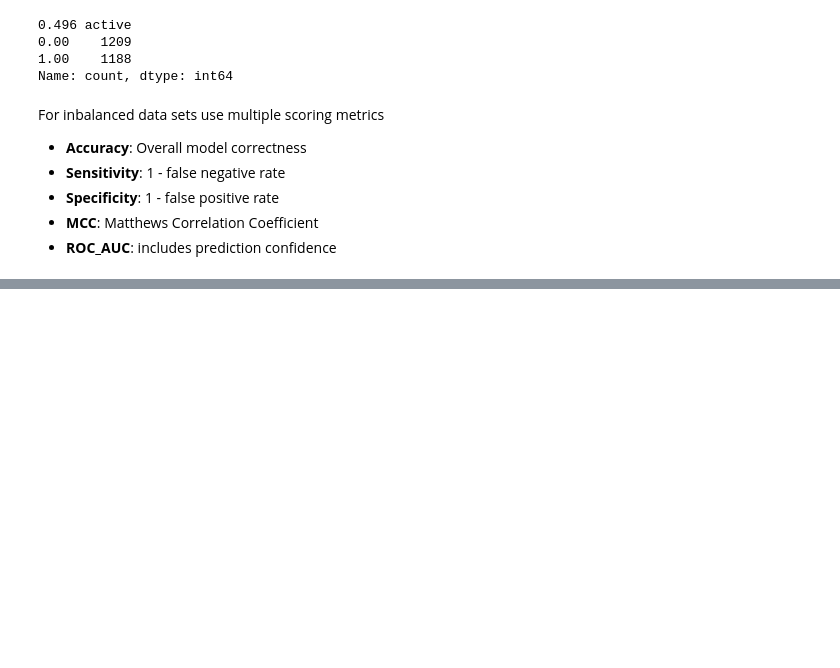
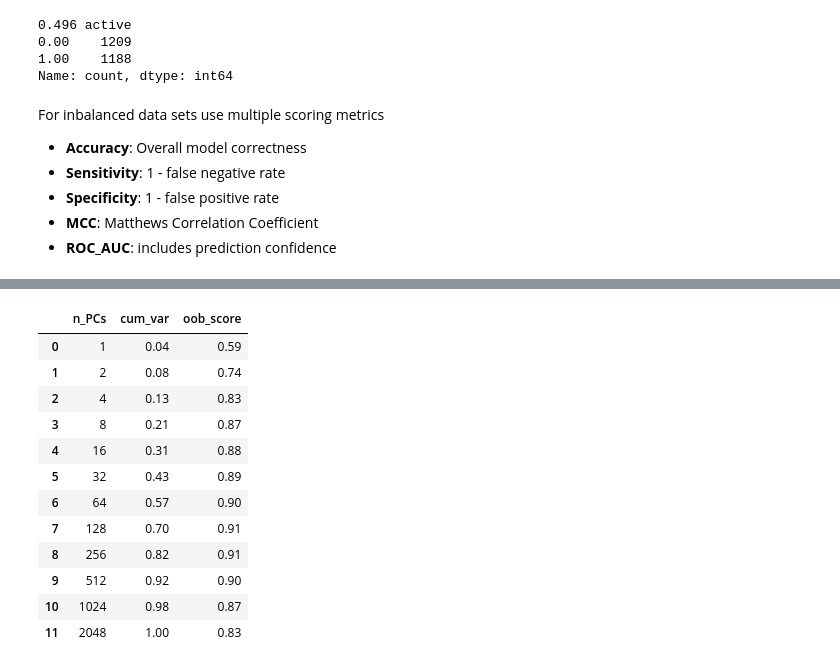
Before and after one commit to HoffOskar/QSAR_BRD4, a Jupyter notebook: 03_QSAR_classifier/01_feature_selection.ipynb, the cells around one changed output, grey strips where cells are left out. Cells and saved outputs as stored; diff of their text form; code cells hidden in the pictures; blank space fills up the shorter version.

```diff
--- a/03_QSAR_classifier/01_feature_selection.ipynb
+++ b/03_QSAR_classifier/01_feature_selection.ipynb
@@ -577,0 +181,26 @@ with open("temp/05_2_test_data.pkl", "wb") as file:
+# %%
+### Create a DataFrame to store the results
+results_df = pd.DataFrame(
+    np.logspace(0, 11, num=12, base=2).astype(int), columns=["n_PCs"]
+)
+
+### Add the cumulative variance for each n_PC
+results_df["cum_var"] = cumulative_variance[results_df["n_PCs"] - 1]
+
+### Calculate the OOB score for each n_PC
+results_df["oob_score"] = results_df["n_PCs"].progress_apply(oob)
+results_df
+# %% [output]
+|  | n_PCs | cum_var | oob_score |
+| 0 | 1 | 0.04 | 0.59 |
+| 1 | 2 | 0.08 | 0.74 |
+| 2 | 4 | 0.13 | 0.83 |
+| 3 | 8 | 0.21 | 0.87 |
+| 4 | 16 | 0.31 | 0.88 |
+| 5 | 32 | 0.43 | 0.89 |
+| 6 | 64 | 0.57 | 0.90 |
+| 7 | 128 | 0.70 | 0.91 |
+| 8 | 256 | 0.82 | 0.91 |
+| 9 | 512 | 0.92 | 0.90 |
+| 10 | 1024 | 0.98 | 0.87 |
+| 11 | 2048 | 1.00 | 0.83 |
```
Also changed, not shown: parts of 51 cells of this notebook, 1 other file.
